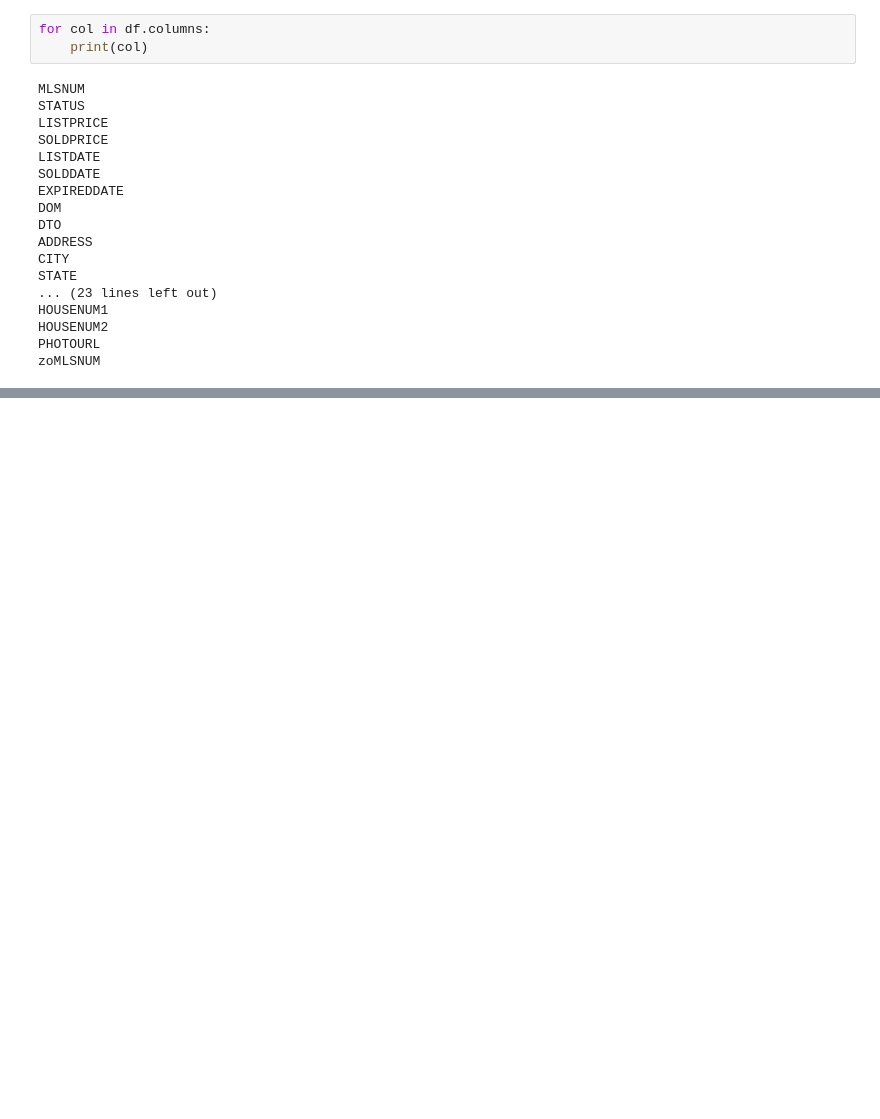
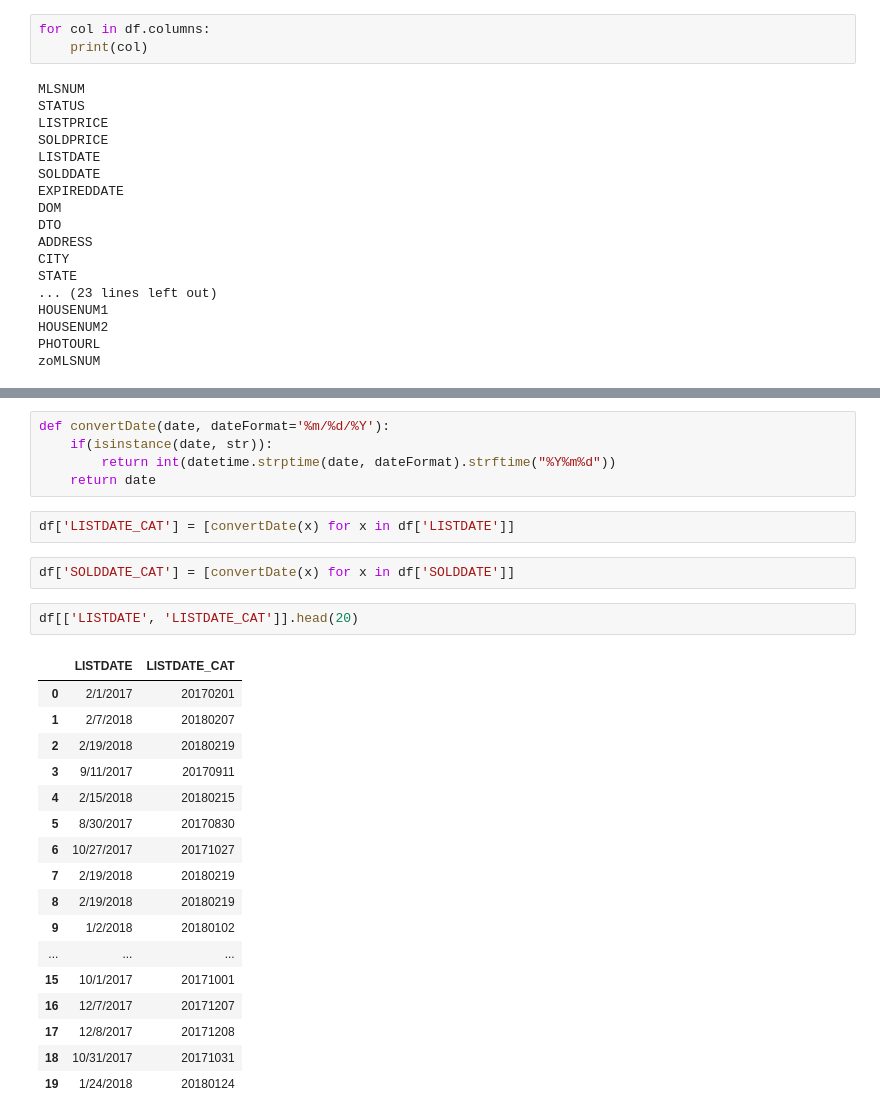
Before and after one commit to gregfrasco/real-estate-price-predictions, a Jupyter notebook: notebooks/data_example.ipynb, the cells around one changed output, grey strips where cells are left out. Cells and saved outputs as stored; diff of their text form; blank space fills up the shorter version.

```diff
--- a/notebooks/data_example.ipynb
+++ b/notebooks/data_example.ipynb
@@ -45,0 +116,29 @@ zoMLSNUM
+# %%
+def convertDate(date, dateFormat='%m/%d/%Y'):
+    if(isinstance(date, str)):
+        return int(datetime.strptime(date, dateFormat).strftime("%Y%m%d"))
+    return date
+# %%
+df['LISTDATE_CAT'] = [convertDate(x) for x in df['LISTDATE']]
+# %%
+df['SOLDDATE_CAT'] = [convertDate(x) for x in df['SOLDDATE']]
+# %%
+df[['LISTDATE', 'LISTDATE_CAT']].head(20)
+# %% [output]
+|  | LISTDATE | LISTDATE_CAT |
+| 0 | 2/1/2017 | 20170201 |
+| 1 | 2/7/2018 | 20180207 |
+| 2 | 2/19/2018 | 20180219 |
+| 3 | 9/11/2017 | 20170911 |
+| 4 | 2/15/2018 | 20180215 |
+| 5 | 8/30/2017 | 20170830 |
+| 6 | 10/27/2017 | 20171027 |
+| 7 | 2/19/2018 | 20180219 |
+| 8 | 2/19/2018 | 20180219 |
+| 9 | 1/2/2018 | 20180102 |
+| ... | ... | ... |
+| 15 | 10/1/2017 | 20171001 |
+| 16 | 12/7/2017 | 20171207 |
+| 17 | 12/8/2017 | 20171208 |
+| 18 | 10/31/2017 | 20171031 |
+| 19 | 1/24/2018 | 20180124 |
```
Also changed, not shown: parts of 6 cells of this notebook.
